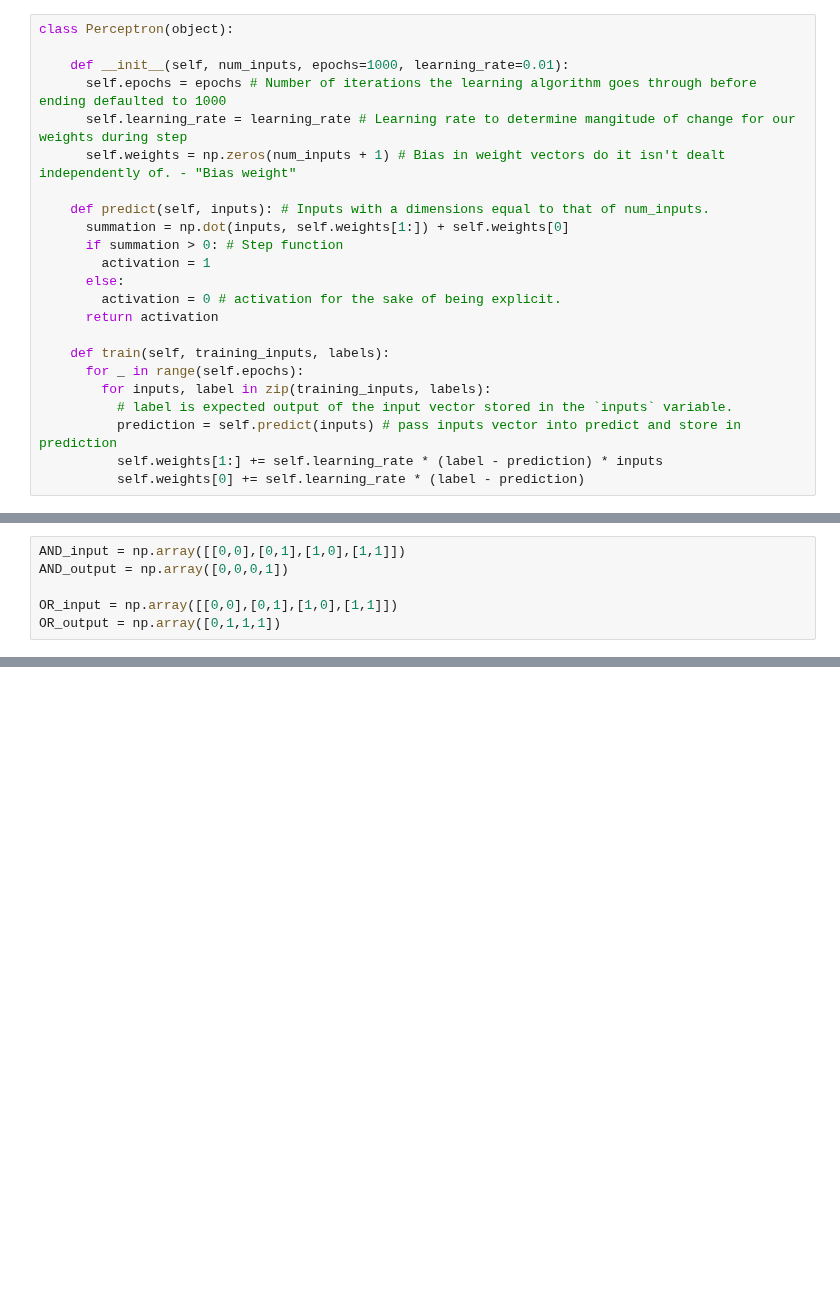
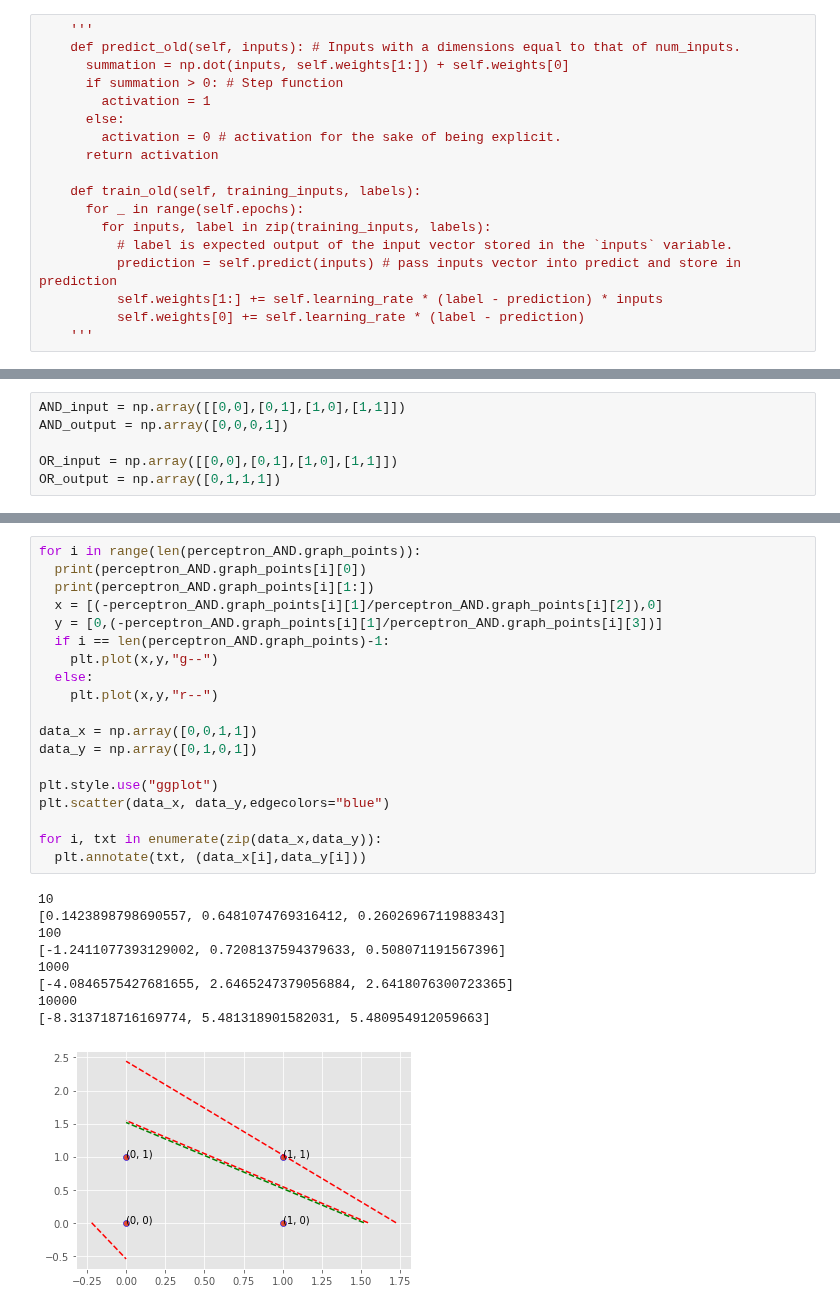
Before and after one commit to LordLean/Acquired-Intelligence-Adaptive-Behaviour, a Jupyter notebook: AIAB_Labs/Perceptron_Logical.ipynb, the cells around one changed output, grey strips where cells are left out. Cells and saved outputs as stored; diff of their text form; blank space fills up the shorter version.

```diff
--- a/AIAB_Labs/Perceptron_Logical.ipynb
+++ b/AIAB_Labs/Perceptron_Logical.ipynb
@@ -7,12 +38,6 @@ import numpy as np
 # %%
-class Perceptron(object):
-
-    def __init__(self, num_inputs, epochs=1000, learning_rate=0.01):
-      self.epochs = epochs # Number of iterations the learning algorithm goes through before ending defaulted to 1000
-      self.learning_rate = learning_rate # Learning rate to determine mangitude of change for our weights during step
-      self.weights = np.zeros(num_inputs + 1) # Bias in weight vectors do it isn't dealt independently of. - "Bias weight"
-
-    def predict(self, inputs): # Inputs with a dimensions equal to that of num_inputs.
+    '''
+    def predict_old(self, inputs): # Inputs with a dimensions equal to that of num_inputs.
       summation = np.dot(inputs, self.weights[1:]) + self.weights[0]
       if summation > 0: # Step function
         activation = 1
@@ -20,10 +45,11 @@ class Perceptron(object):
         activation = 0 # activation for the sake of being explicit.
       return activation
 
-    def train(self, training_inputs, labels):
+    def train_old(self, training_inputs, labels):
       for _ in range(self.epochs):
         for inputs, label in zip(training_inputs, labels):
           # label is expected output of the input vector stored in the `inputs` variable.
           prediction = self.predict(inputs) # pass inputs vector into predict and store in prediction
           self.weights[1:] += self.learning_rate * (label - prediction) * inputs
           self.weights[0] += self.learning_rate * (label - prediction)
+    '''
@@ -73,0 +116,29 @@ Input: [1 1] 1 Output
+# %%
+for i in range(len(perceptron_AND.graph_points)):
+  print(perceptron_AND.graph_points[i][0])
+  print(perceptron_AND.graph_points[i][1:])
+  x = [(-perceptron_AND.graph_points[i][1]/perceptron_AND.graph_points[i][2]),0]
+  y = [0,(-perceptron_AND.graph_points[i][1]/perceptron_AND.graph_points[i][3])]
+  if i == len(perceptron_AND.graph_points)-1:
+    plt.plot(x,y,"g--")
+  else:
+    plt.plot(x,y,"r--")
+
+data_x = np.array([0,0,1,1])
+data_y = np.array([0,1,0,1])
+
+plt.style.use("ggplot")
+plt.scatter(data_x, data_y,edgecolors="blue")
+
+for i, txt in enumerate(zip(data_x,data_y)):
+  plt.annotate(txt, (data_x[i],data_y[i]))
+# %% [output]
+10
+[0.1423898798690557, 0.6481074769316412, 0.2602696711988343]
+100
+[-1.2411077393129002, 0.7208137594379633, 0.508071191567396]
+1000
+[-4.0846575427681655, 2.6465247379056884, 2.6418076300723365]
+10000
+[-8.313718716169774, 5.481318901582031, 5.480954912059663]
+[figure, added]
```
Also changed, not shown: parts of 9 cells of this notebook.
